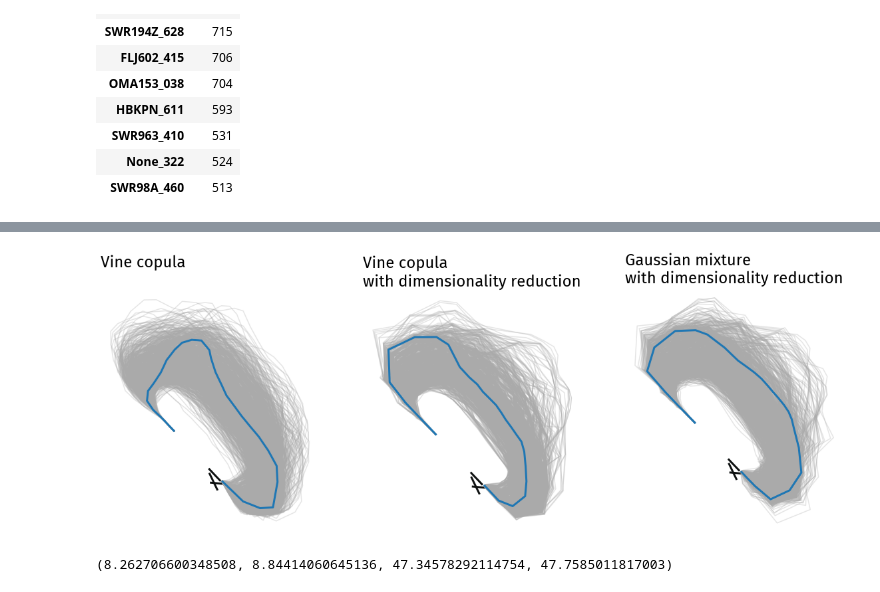
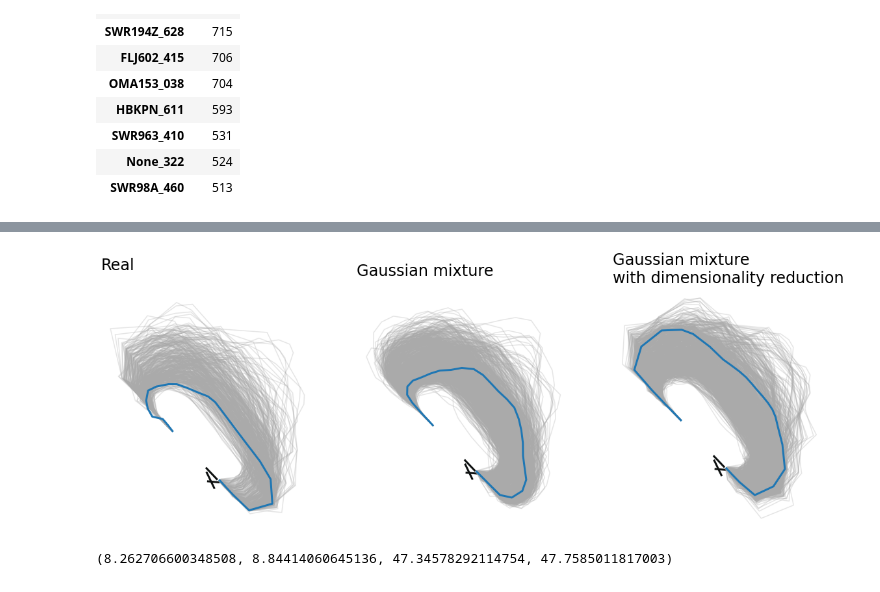
Before and after one commit to kruuZHAW/OSN2021_generation, a Jupyter notebook: xo_maps.ipynb, the cells around one changed output, grey strips where cells are left out. Saved outputs shown, nothing was run; the diff lists cells and outputs as text; code cells hidden in the pictures.

```diff
--- a/xo_maps.ipynb
+++ b/xo_maps.ipynb
@@ -370,37 +395,39 @@ from traffic.data import airports
 with plt.style.context("traffic"):
     fig, ax = plt.subplots(
         1, 3, figsize=(20, 9), subplot_kw=dict(projection=EPSG_21781())
     )
     for ax_ in ax:
         airports["LSZH"].plot(ax_, footprint=False, runways=dict(lw=1), labels=False)
 
     for data, sampled, ax_ in zip(
-        [Vines_Wsamp, Vines_samp, Gm_samp], [False, True, True], ax
+        [Real, Gm_Wsamp, Gm_samp], [True, False, True], ax
     ):
         gen_x, calc_y = reconstruct_trajs(data, sampled=sampled)
         for x, y in zip(gen_x, calc_y):
             ax_.plot(x, y, color="#aaa", alpha=0.3)
         ax_.plot(gen_x[100], calc_y[100], lw=3, color="#1f77b4")
 
     ax[0].set_title(
-        "Vine copula\n", ha="left", fontname="Fira Sans", fontsize=24, loc="left"
+        "Real\n", ha="left", fontname="Fira Sans", fontsize=24, loc="left"
     )
+
     ax[1].set_title(
-        "Vine copula\nwith dimensionality reduction",
+        "Gaussian mixture\n",
         ha="left",
         fontname="Fira Sans",
         fontsize=24,
         loc="left",
     )
+
     ax[2].set_title(
         "Gaussian mixture\nwith dimensionality reduction",
         ha="left",
         fontname="Fira Sans",
         fontsize=24,
         loc="left",
     )
 # %% [output]
-[figure, old version]
+[figure, new version]
 # %%
 from cartes.crs import PlateCarree
 
```
Also changed, not shown: parts of 12 cells of this notebook, 3 other files.
